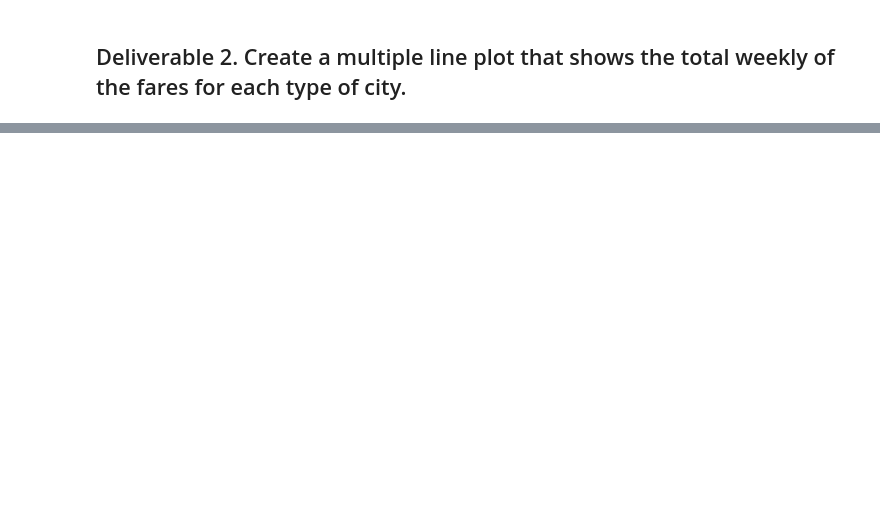
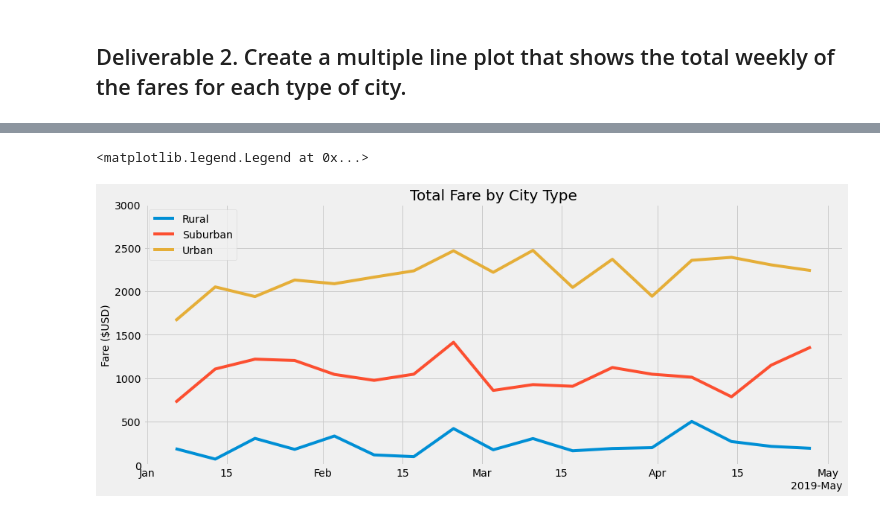
Before and after one commit to darin-m-myers/PyBer_Analysis, a Jupyter notebook: PyBer_Challenge.ipynb, the cells around one changed output, grey strips where cells are left out. Drawn from its saved outputs; the diff is of its cells as text; code cells hidden in the pictures; blank space fills up the shorter version.

```diff
--- a/PyBer_Challenge.ipynb
+++ b/PyBer_Challenge.ipynb
@@ -139,5 +163,8 @@ pyber_summary_df.style.format({
 # %%
 # 4. Create a pivot table with the 'date' as the index, the columns ='type', and values='fare'
 # to get the total fares for each type of city by the date.
+df = df.pivot(index='date', columns='type', values='fare')
 # %%
 # 5. Create a new DataFrame from the pivot table DataFrame using loc on the given dates, '2019-01-01':'2019-04-29'.
+df = df.loc['2019-01-01':'2019-04-29']
+df
@@ -144,5 +186,5 @@ pyber_summary_df.style.format({
 # %%
 # 6. Set the "date" index to datetime datatype. This is necessary to use the resample() method in Step 8.
-# df.index = pd.to_datetime(df.index)
+df.index = pd.to_datetime(df.index)
 # %%
 # 7. Check that the datatype for the index is datetime using df.info()
@@ -149,2 +203,4 @@ pyber_summary_df.style.format({
 # %%
 # 8. Create a new DataFrame using the "resample()" function by week 'W' and get the sum of the fares for each week.
+weekly_fares_df = df.resample("W").sum()
+weekly_fares_df
@@ -151,7 +227,31 @@ pyber_summary_df.style.format({
 # %%
 # 8. Using the object-oriented interface method, plot the resample DataFrame using the df.plot() function.
 
 # Import the style from Matplotlib.
 from matplotlib import style
+import matplotlib.dates as mdates
+
 # Use the graph style fivethirtyeight.
 style.use('fivethirtyeight')
+
+fig, ax = plt.subplots(figsize=(15, 6))
+
+ax.set_title('Total Fare by City Type',fontsize=20)
+ax.set_ylabel('Fare ($USD)',fontsize=14)
+ax.set_ylim(0,3000)
+
+ax.plot(weekly_fares_df['Rural'])
+ax.plot(weekly_fares_df['Suburban'])
+ax.plot(weekly_fares_df['Urban'])
+
+locator = mdates.AutoDateLocator()
+formatter = mdates.ConciseDateFormatter(locator)
+
+ax.xaxis.set_major_formatter(formatter)
+ax.xaxis.set_major_locator(locator)
+
+# ax.set_xticklabels(['Jan\n2019',"Feb","Mar","Apr"])
+plt.legend(['Rural','Suburban','Urban'], loc = 'upper left')
+# %% [output]
+<matplotlib.legend.Legend at 0x...>
+[figure, added]
```
Also changed, not shown: parts of 7 cells of this notebook, 1 other file.
